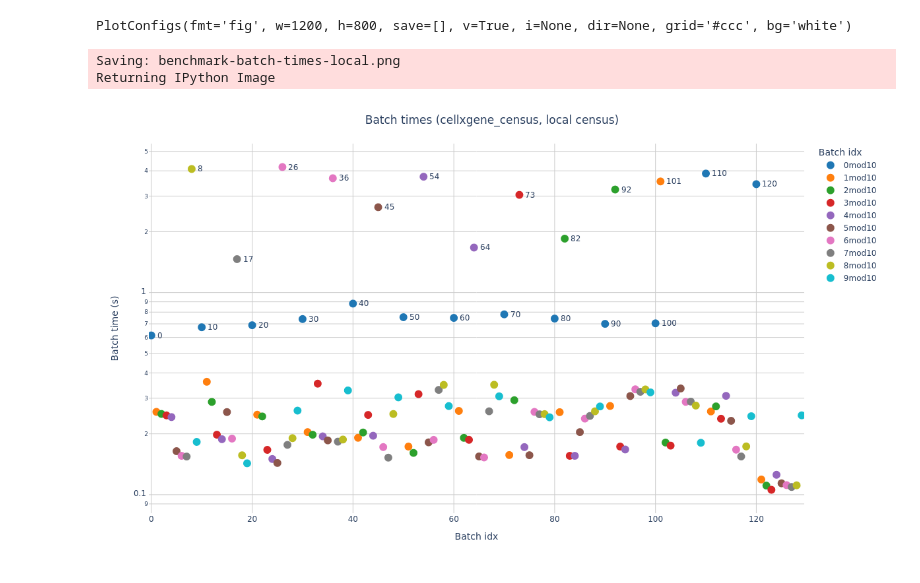
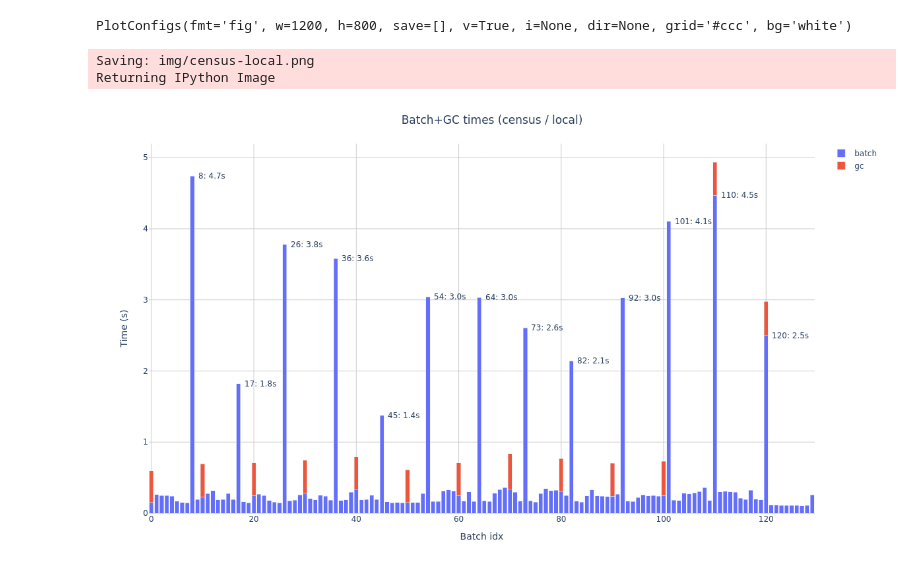
Before and after one commit to TileDB-Inc/arrayloader-benchmarks, a Jupyter notebook: benchmark.ipynb, the cells around one changed output. Cells and saved outputs as stored; diff of their text form; code cells hidden in the pictures.

Commit message:
batch+gc times, census local

```diff
--- a/benchmark.ipynb
+++ b/benchmark.ipynb
@@ -159,7 +200,7 @@ CPU times: user 1min 37s, sys: 48.9 s, total: 2min 26s
 Wall time: 1min 16s
 # %%
-results_json_path = 'results-local.json'
+results_json_path = f'results-{census_loc}.json'
 with open(results_json_path, 'w') as f:
-    json.dump(results, f, indent=2)
+    json.dump(asdict(results), f, indent=2)
 # %%
 # with open(results_json_path, 'r') as f:
@@ -167,16 +208,14 @@ with open(results_json_path, 'w') as f:
 # %% [markdown]
 ## Plot batch timings
 # %%
-method = 'cellxgene_census'
+method = 'census'
 epoch = 0
-df = pd.DataFrame(
-    {
-        'time': results[method][f'epoch_{epoch}']['batch_times'],
-    },
-)
+batches = getattr(results, 'census').epochs[epoch].batches
+df = pd.DataFrame(batches)
 df.index.name = 'idx'
-df['res'] = df.index % 10
-df['res_str'] = df.res.astype('str') + 'mod10'
+if period:
+    df['res'] = df.index % period
+    df['res_str'] = df.res.astype('str') + f'mod{period}'
 df = df.reset_index()
 df
 # %% [output]
@@ -196,4 +235,4 @@ df
 # %%
-ann = df[df.time > .5]
+ann = df[df.batch > ann_cutoff] if ann_cutoff else df[[]]
 ann
 # %% [output]
@@ -219,37 +255,34 @@ pc
 # %% [output]
 PlotConfigs(fmt='fig', w=1200, h=800, save=[], v=True, i=None, dir=None, grid='#ccc', bg='white')
 # %%
-fig = px.scatter(
-    df,
-    x='idx',
-    y='time',
-    # text='time',
-    color='res_str',
-    color_discrete_sequence=default_colors,
-    labels={ 'time': 'Batch time (s)', 'res_str': 'Batch idx', 'idx': 'Batch idx', },
-    log_y=True,
+fig = px.bar(
+    df.set_index('idx')[['batch', 'gc']],
+    barmode='stack',
+    labels={
+        'idx': 'Batch idx',
+        'variable': '',
+        'value': 'Time (s)',
+    },
+    log_y=log_plot,
 ).update_layout(
-    title=dict(text=f'Batch times ({method}, local census)'),
+    title=dict(text=f'Batch+GC times ({method} / {census_loc})'),
 ).update_xaxes(
     range=(-.5, len(df) - 1 + .5),
-).update_traces(
-    marker=dict(
-        size=12,
-    )
 )
 
-anns = ann.set_index('idx').time.to_dict().items()
-for idx, time in anns:
-    fig.add_annotation(
-        x=idx, y=log10(time),
-        showarrow=False,
-        text=f'{idx}',
-        xshift=7,
-        xanchor='left',
-    )
+if not ann.empty:
+    anns = ann.set_index('idx').batch.to_dict().items()
+    for idx, batch in anns:
+        fig.add_annotation(
+            x=idx, y=log10(batch) if log_plot else batch,
+            showarrow=False,
+            text=f'{idx}: {batch:.1f}s',
+            xshift=7,
+            xanchor='left',
+        )
 
-plot(fig, 'benchmark-batch-times-local', fmt='png', save=['png'], w=1200, h=700,)
+plot(fig, f'census-{census_loc}', fmt='png', save=['png'], w=width, h=height, dir='img',)
 # %% [output]
-Saving: benchmark-batch-times-local.png
+Saving: img/census-local.png
 Returning IPython Image
-[figure, old version]
+[figure, new version]
```
Also changed, not shown: parts of 23 cells of this notebook, 6 other files.
